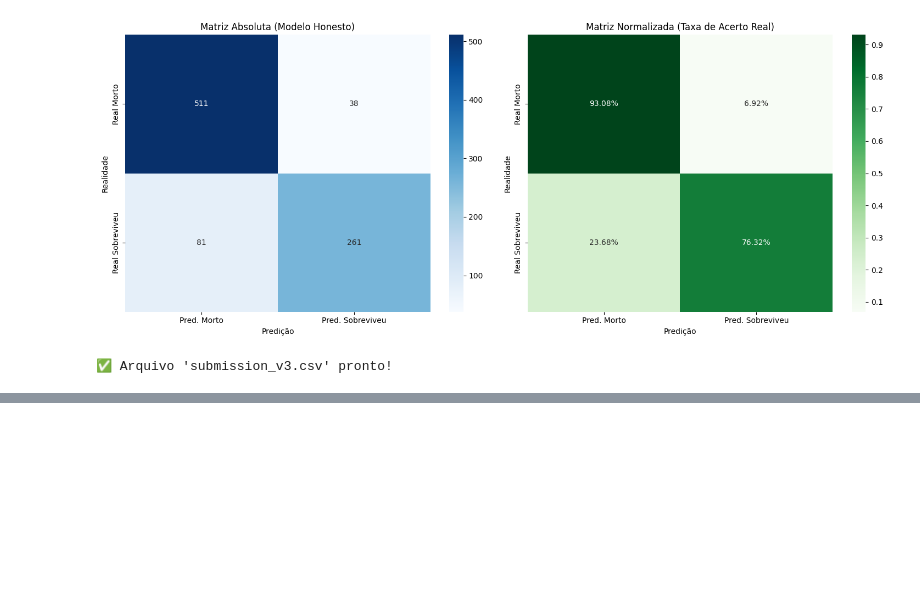
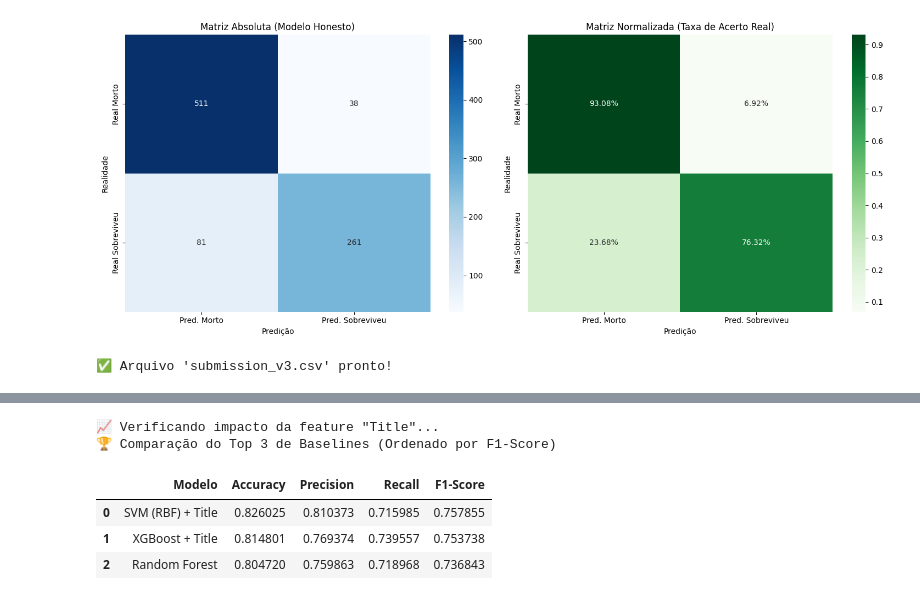
Before and after one commit to zehclaudio/Kaggle, a Jupyter notebook: titanic-tutorial-pipelines-and-ensemble.ipynb, the cells around one changed output, grey strips where cells are left out. Cells and saved outputs as stored; diff of their text form; code cells hidden in the pictures; blank space fills up the shorter version.

```diff
--- a/titanic-tutorial-pipelines-and-ensemble.ipynb
+++ b/titanic-tutorial-pipelines-and-ensemble.ipynb
@@ -4351,0 +4487,54 @@ print("✅ Arquivo 'submission_v3.csv' pronto!")
+# %%
+# Adicionar apenas a feature 'Title' ao dataset bruto
+df_test_title = df_bruto.copy()
+df_test_title['Title'] = train_data['Name'].str.extract(r' ([A-Za-z]+)\.', expand=False)
+
+# Mapeamento simplificado para evitar categorias raras (Overfitting)
+title_mapping = {
+    'Mr': 0, 'Miss': 1, 'Mrs': 1, 'Master': 2,
+    'Dr': 3, 'Rev': 3, 'Col': 3, 'Major': 3, 'Mlle': 1, 'Mme': 1, 'Don': 3, 'Lady': 1
+}
+df_test_title['Title'] = df_test_title['Title'].map(title_mapping).fillna(3)
+# Garante que o df_test_title seja todo numérico para o XGBoost
+df_test_title = df_test_title.astype(float)
+
+# Rodar o comparador novamente para o TOP 3
+top_baselines = {
+    'SVM (RBF) + Title': make_pipeline(StandardScaler(), SVC(probability=True, random_state=42)),
+    'XGBoost + Title': XGBClassifier(random_state=42, eval_metric='logloss'),
+    'Random Forest': RandomForestClassifier(random_state=42)
+}
+
+print('📈 Verificando impacto da feature "Title"...')
+
+results_list_test_title = []
+
+for nome, modelo in top_baselines.items():
+    # O cross_validate roda o CV para todas as métricas acima
+    cv_results = cross_validate(modelo, df_test_title, y_bruto, cv=5, scoring=scoring_metrics)
+
+    # Organizamos os resultados médios em um dicionário
+    results_list_test_title.append({
+        'Modelo': nome,
+        'Accuracy': cv_results['test_accuracy'].mean(),
+        'Precision': cv_results['test_precision'].mean(),
+        'Recall': cv_results['test_recall'].mean(),
+        'F1-Score': cv_results['test_f1'].mean()
+    })
+
+# Criar o DataFrame 'metrics'
+metrics_df_test_title = pd.DataFrame(results_list_test_title)
+
+# Ordenar pelo F1-Score (do maior para o menor)
+metrics_df_test_title = metrics_df_test_title.sort_values(by='F1-Score', ascending=False).reset_index(drop=True)
+
+# Exibição estilizada
+print('🏆 Comparação do Top 3 de Baselines (Ordenado por F1-Score)')
+display(metrics_df_test_title.style.highlight_max(axis=0, color='lightgreen'))
+# %% [output]
+📈 Verificando impacto da feature "Title"...
+🏆 Comparação do Top 3 de Baselines (Ordenado por F1-Score)
+|  | Modelo | Accuracy | Precision | Recall | F1-Score |
+| 0 | SVM (RBF) + Title | 0.826025 | 0.810373 | 0.715985 | 0.757855 |
+| 1 | XGBoost + Title | 0.814801 | 0.769374 | 0.739557 | 0.753738 |
+| 2 | Random Forest | 0.804720 | 0.759863 | 0.718968 | 0.736843 |
```
Also changed, not shown: parts of 19 cells of this notebook.
